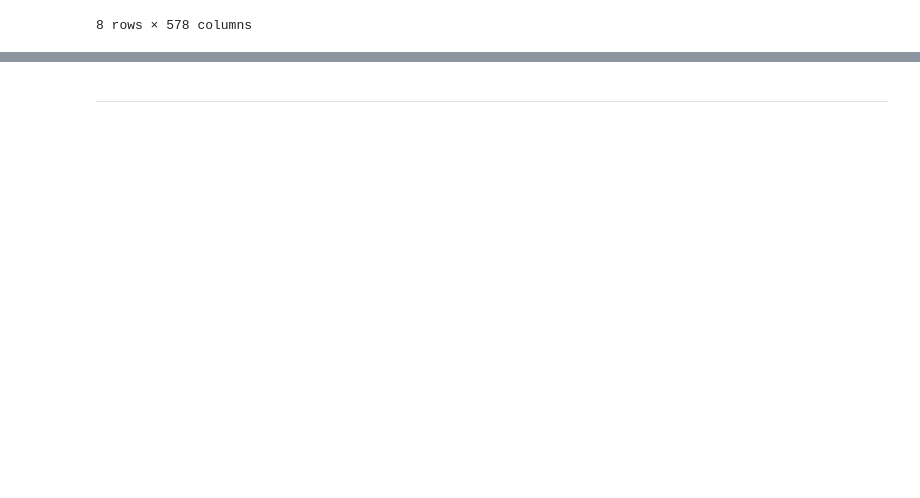
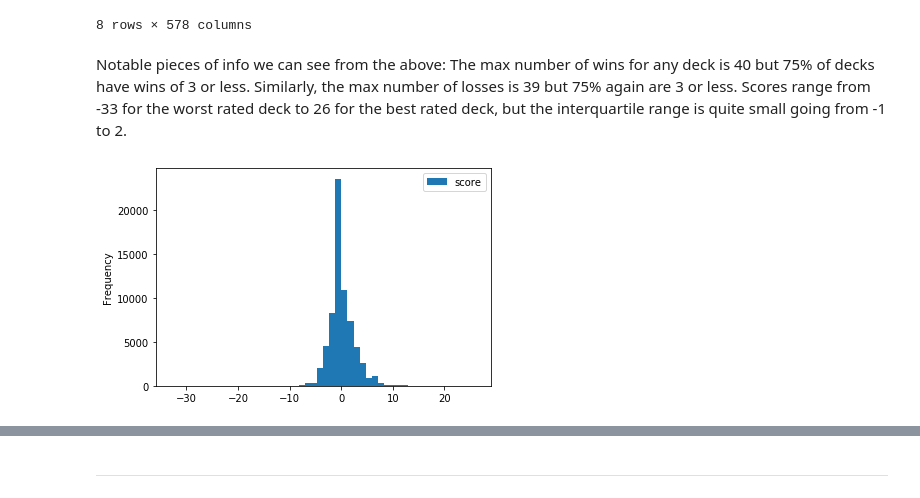
Before and after one commit to barrysheppard/B8IT110-Project, a Jupyter notebook: 03_analysis.ipynb, the cells around one changed output, grey strips where cells are left out. Drawn from its saved outputs; the diff is of its cells as text; code cells hidden in the pictures; blank space fills up the shorter version.

```diff
--- a/03_analysis.ipynb
+++ b/03_analysis.ipynb
@@ -38,3 +38,13 @@ deck_df.describe()
 | 75% | 3.000000 | 3.000000 | 435.000000 | 0.000000 | 0.000000 | 0.000000 | 0.000000 | ... |
 | max | 40.000000 | 39.000000 | 435.000000 | 4.000000 | 2.000000 | 4.000000 | 4.000000 | ... |
 8 rows × 578 columns
+# %% [markdown]
+Notable pieces of info we can see from the above:
+The max number of wins for any deck is 40 but 75% of decks have wins of 3 or less.
+Similarly, the max number of losses is 39 but 75% again are 3 or less.
+Scores range from -33 for the worst rated deck to 26 for the best rated deck, but the interquartile range is quite small going from -1 to 2.
+# %%
+decks = deck_df[['score']]
+my_plot = decks.plot(kind='hist', by='score', bins=50)
+# %% [output]
+[figure, added]
```
Also changed, not shown: parts of 40 cells of this notebook, 1 other file.
